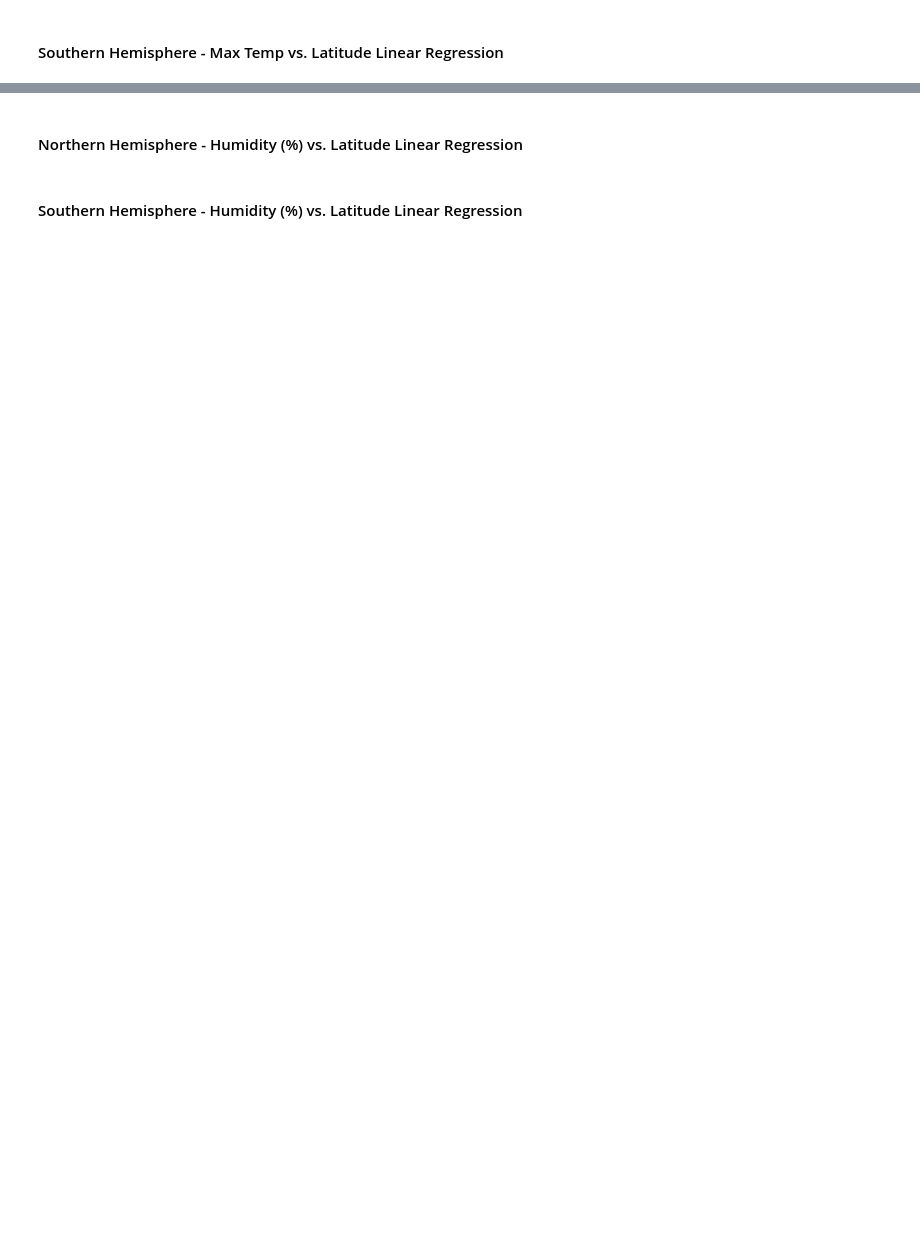
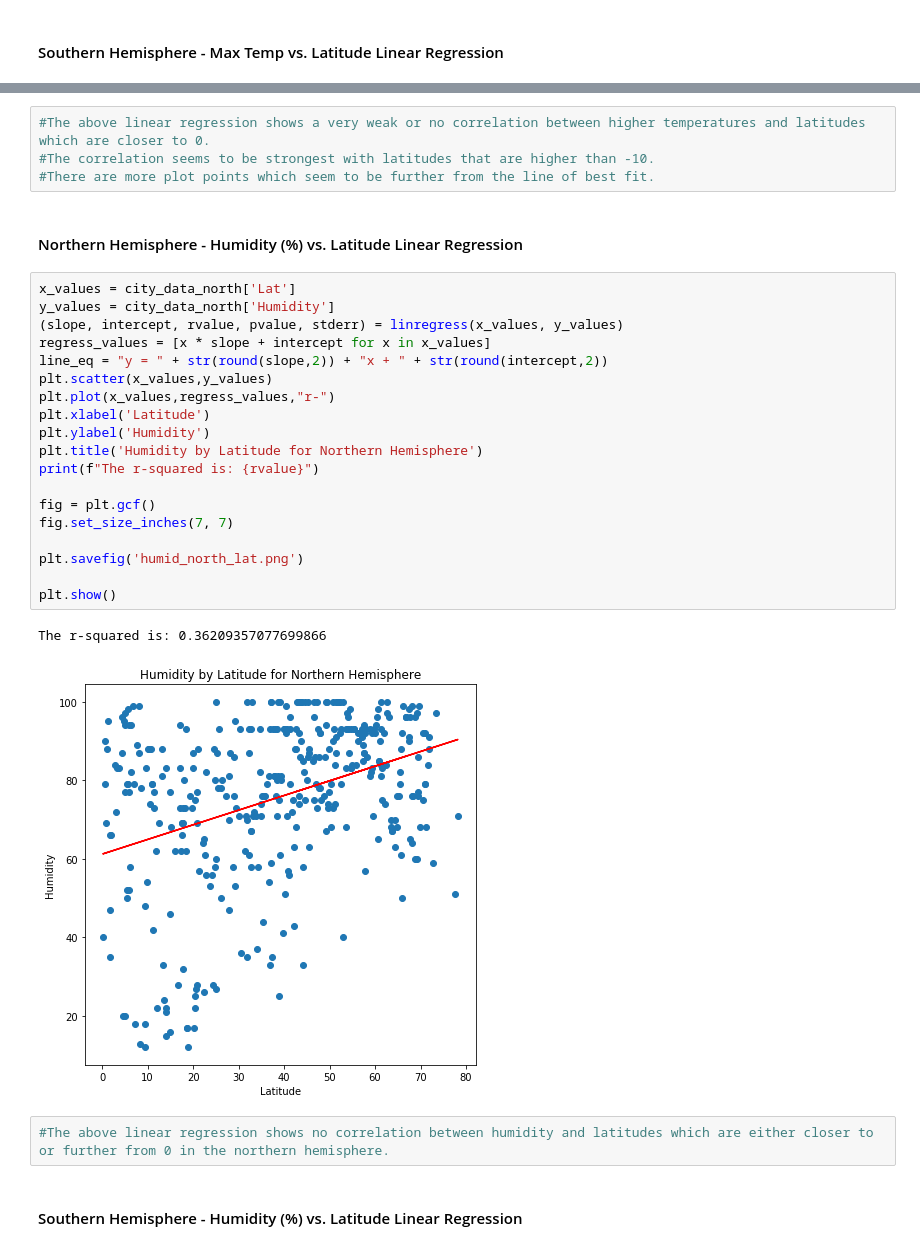
Before and after one commit to ayl0002/API-Challenge, a Jupyter notebook: WeatherPy/WeatherPy.ipynb, the cells around one changed output, grey strips where cells are left out. Saved outputs shown, nothing was run; the diff lists cells and outputs as text; blank space fills up the shorter version.

```diff
--- a/WeatherPy/WeatherPy.ipynb
+++ b/WeatherPy/WeatherPy.ipynb
@@ -516,4 +513,32 @@ Y_coord coordindates to be plotted are :[105.8, 61.92123332838991, 31.5217393503
+# %%
+#The above linear regression shows a very weak or no correlation between higher temperatures and latitudes which are closer to 0.
+#The correlation seems to be strongest with latitudes that are higher than -10.
+#There are more plot points which seem to be further from the line of best fit.
 # %% [markdown]
 ####  Northern Hemisphere - Humidity (%) vs. Latitude Linear Regression
+# %%
+x_values = city_data_north['Lat']
+y_values = city_data_north['Humidity']
+(slope, intercept, rvalue, pvalue, stderr) = linregress(x_values, y_values)
+regress_values = [x * slope + intercept for x in x_values]
+line_eq = "y = " + str(round(slope,2)) + "x + " + str(round(intercept,2))
+plt.scatter(x_values,y_values)
+plt.plot(x_values,regress_values,"r-")
+plt.xlabel('Latitude')
+plt.ylabel('Humidity')
+plt.title('Humidity by Latitude for Northern Hemisphere')
+print(f"The r-squared is: {rvalue}")
+
+fig = plt.gcf()
+fig.set_size_inches(7, 7)
+
+plt.savefig('humid_north_lat.png')
+
+plt.show()
+# %% [output]
+The r-squared is: 0.36209357077699866
+[figure, added]
+# %%
+#The above linear regression shows no correlation between humidity and latitudes which are either closer to or further from 0 in the northern hemisphere.
 # %% [markdown]
 ####  Southern Hemisphere - Humidity (%) vs. Latitude Linear Regression
```
Also changed, not shown: parts of 24 cells of this notebook, 19 other files.
